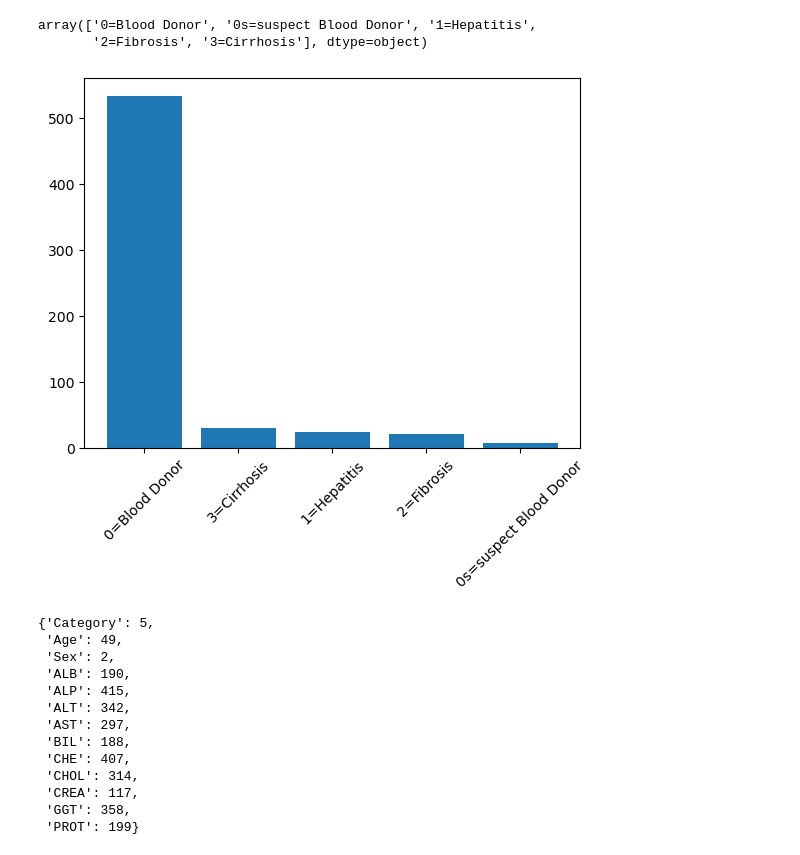
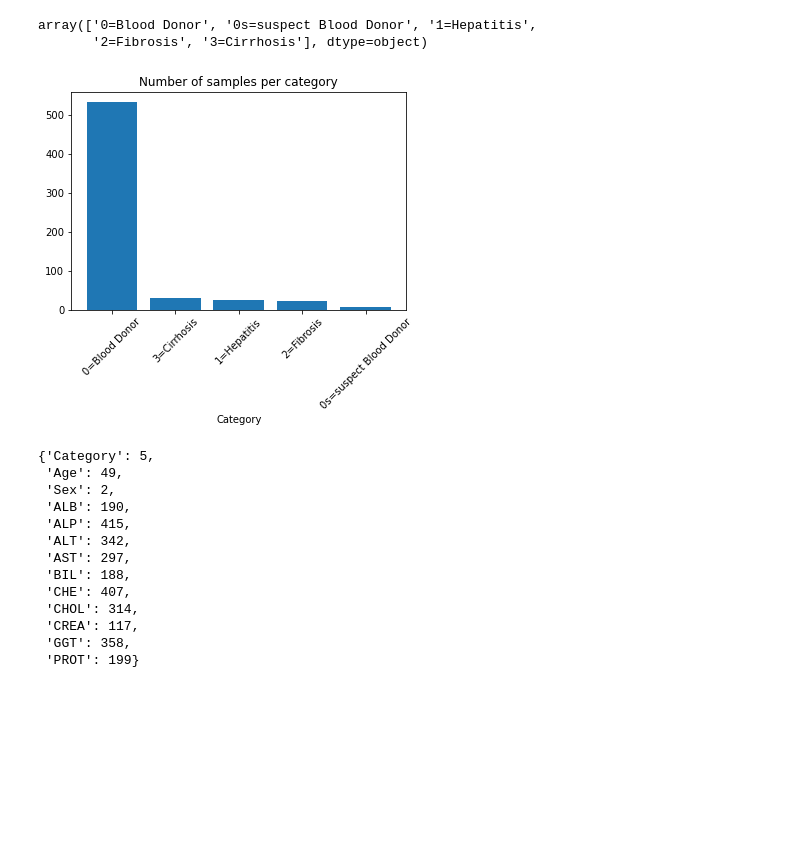
Before and after one commit to mqarmout/HCV_classification, a Jupyter notebook: model.ipynb, the cells around one changed output. Drawn from its saved outputs; the diff is of its cells as text; code cells hidden in the pictures; blank space fills up the shorter version.

```diff
--- a/model.ipynb
+++ b/model.ipynb
@@ -115,13 +115,16 @@ data.Category.unique()
 array(['0=Blood Donor', '0s=suspect Blood Donor', '1=Hepatitis',
        '2=Fibrosis', '3=Cirrhosis'], dtype=object)
 # %%
+# Number of samples per Category
 data_occurences = data.groupby("Category").size().reset_index().sort_values(by=0, ascending=False)
 data_occ_df = pd.DataFrame(data_occurences)
 plt.bar(data_occurences["Category"], data_occurences[0])
 plt.xticks(rotation=45)
+plt.xlabel('Category')
+plt.title('Number of samples per category')
 plt.show()
 # %% [output]
-[figure, old version]
+[figure, new version]
 # %%
 # Find unique values for each column
 len_unique = {}
```
Also changed, not shown: parts of 59 cells of this notebook.
